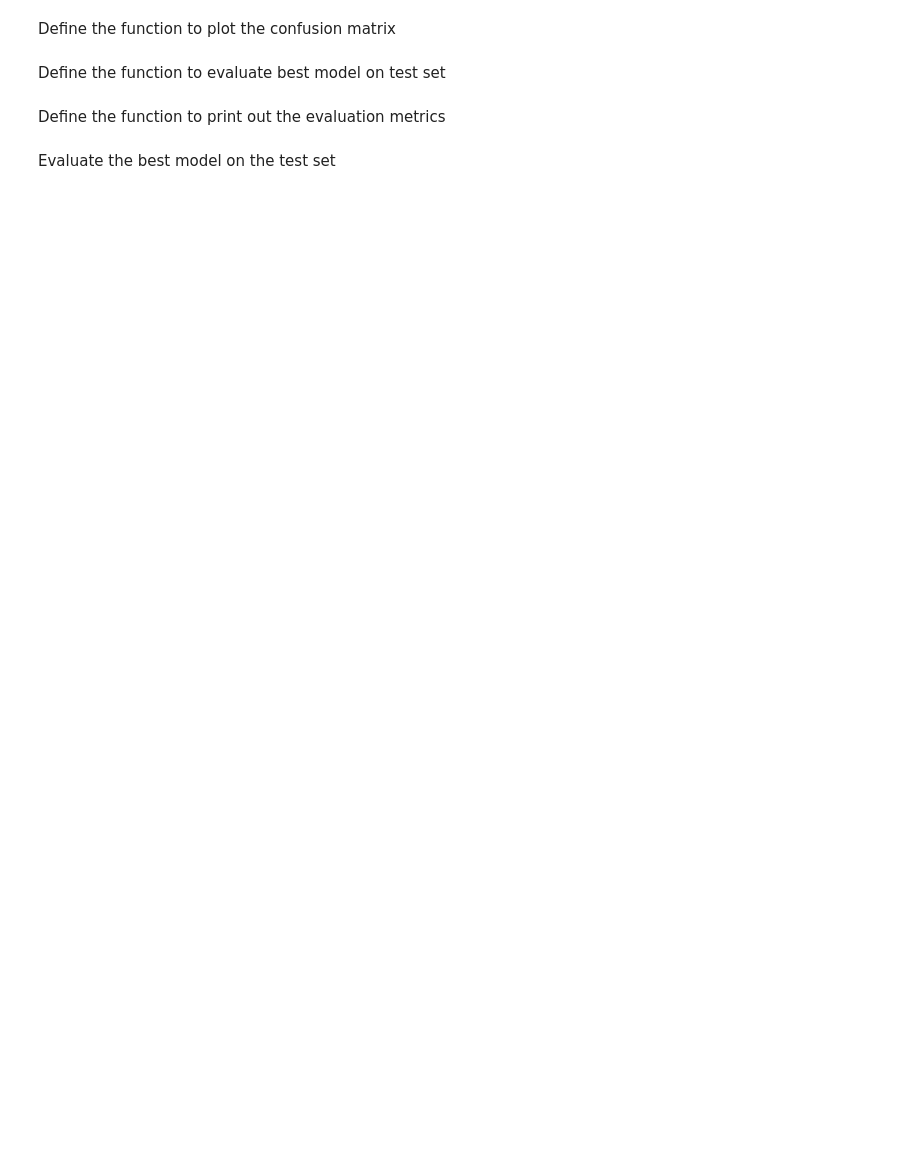
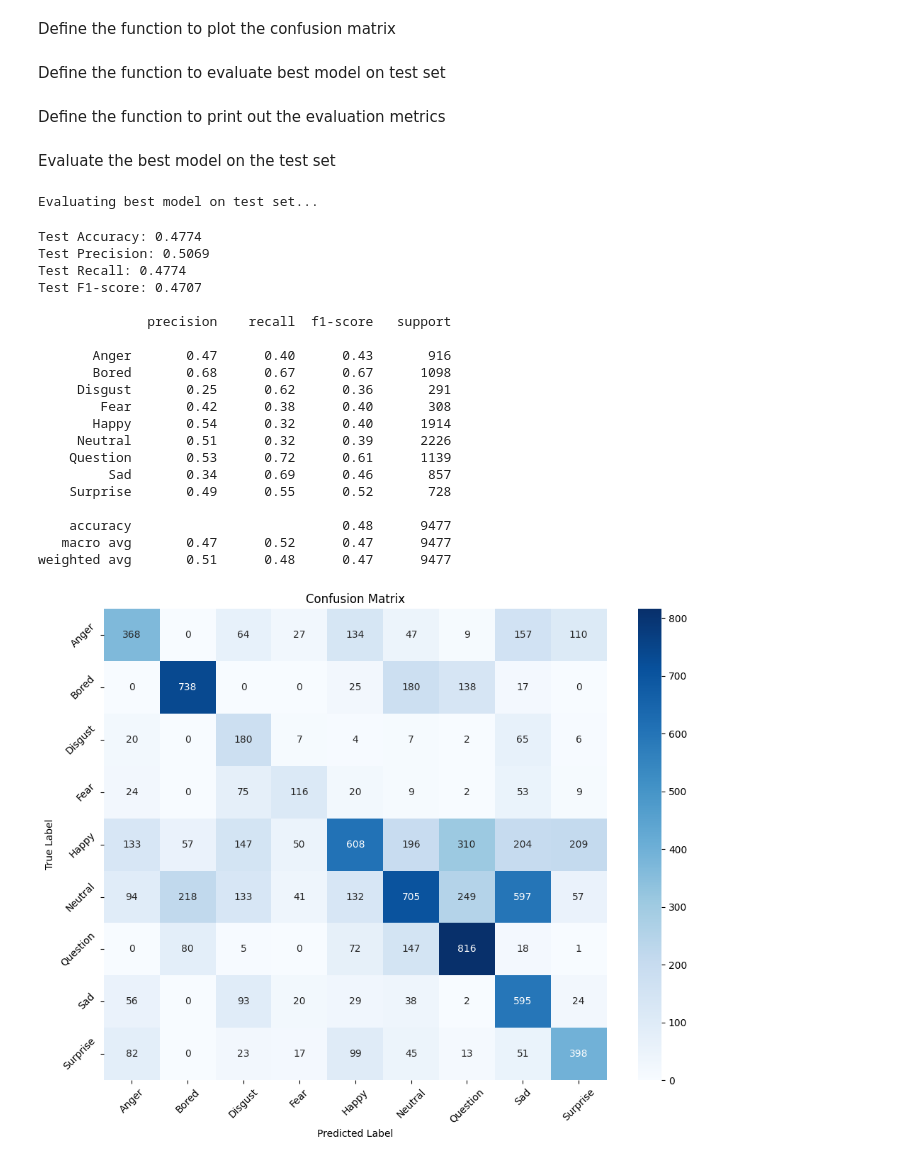
Before and after one commit to Fe-56/ai_project_ser, a Jupyter notebook: cnn_scripts/models/resnet50_augmented/resnet50_augmented.ipynb, the cells around one changed output. Saved outputs shown, nothing was run; the diff lists cells and outputs as text; code cells hidden in the pictures; blank space fills up the shorter version.

```diff
--- a/cnn_scripts/models/resnet50_augmented/resnet50_augmented.ipynb
+++ b/cnn_scripts/models/resnet50_augmented/resnet50_augmented.ipynb
@@ -387,16 +468,38 @@ Evaluate the best model on the test set
 # %%
 # Load and get predictions from the bets model
 best_model_path = f'best_{FINETUNED_MODEL}.pt'
 all_preds, all_labels = get_predictions(
     model=model,
     testloader=testloader,
-    criterion=criterion,
     device=device,
     model_path=best_model_path
 )
 
 # Print detailed evaluation metrics
 get_evaluation_metrics(all_labels, all_preds, labelmap)
 
 # Plot confusion matrix
 plot_confusion_matrix(all_labels, all_preds)
+# %% [output]
+Evaluating best model on test set...
+Test Accuracy: 0.4774
+Test Precision: 0.5069
+Test Recall: 0.4774
+Test F1-score: 0.4707
+
+              precision    recall  f1-score   support
+
+       Anger       0.47      0.40      0.43       916
+       Bored       0.68      0.67      0.67      1098
+     Disgust       0.25      0.62      0.36       291
+        Fear       0.42      0.38      0.40       308
+       Happy       0.54      0.32      0.40      1914
+     Neutral       0.51      0.32      0.39      2226
+    Question       0.53      0.72      0.61      1139
+         Sad       0.34      0.69      0.46       857
+    Surprise       0.49      0.55      0.52       728
+
+    accuracy                           0.48      9477
+   macro avg       0.47      0.52      0.47      9477
+weighted avg       0.51      0.48      0.47      9477
+[figure, added]
```
Also changed, not shown: parts of 3 cells of this notebook, 7 other files.
